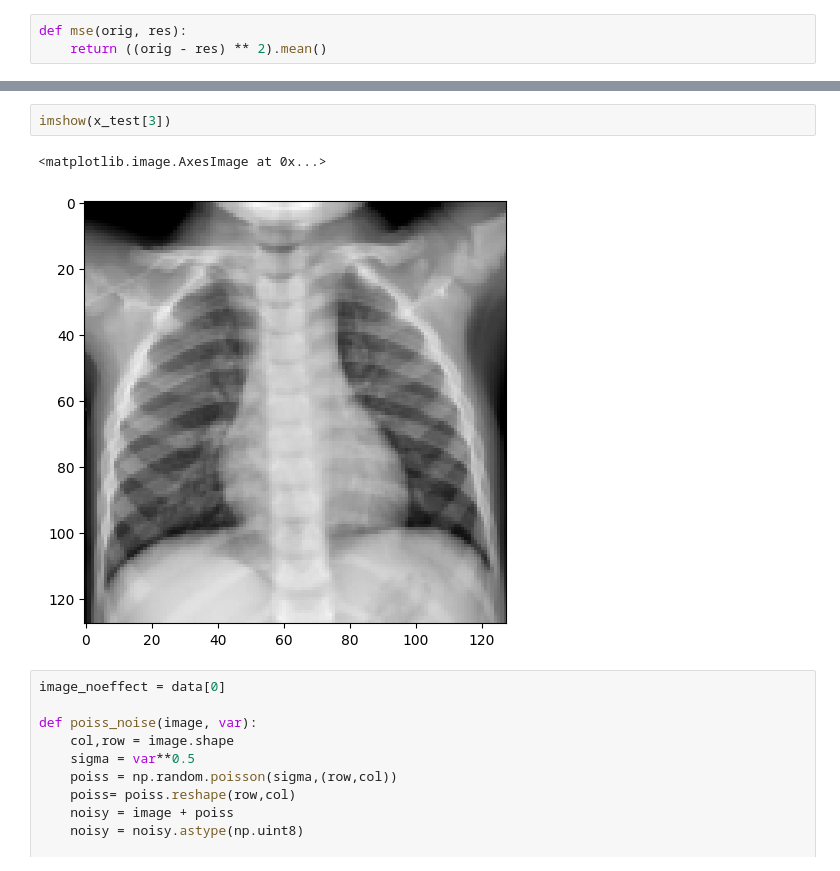
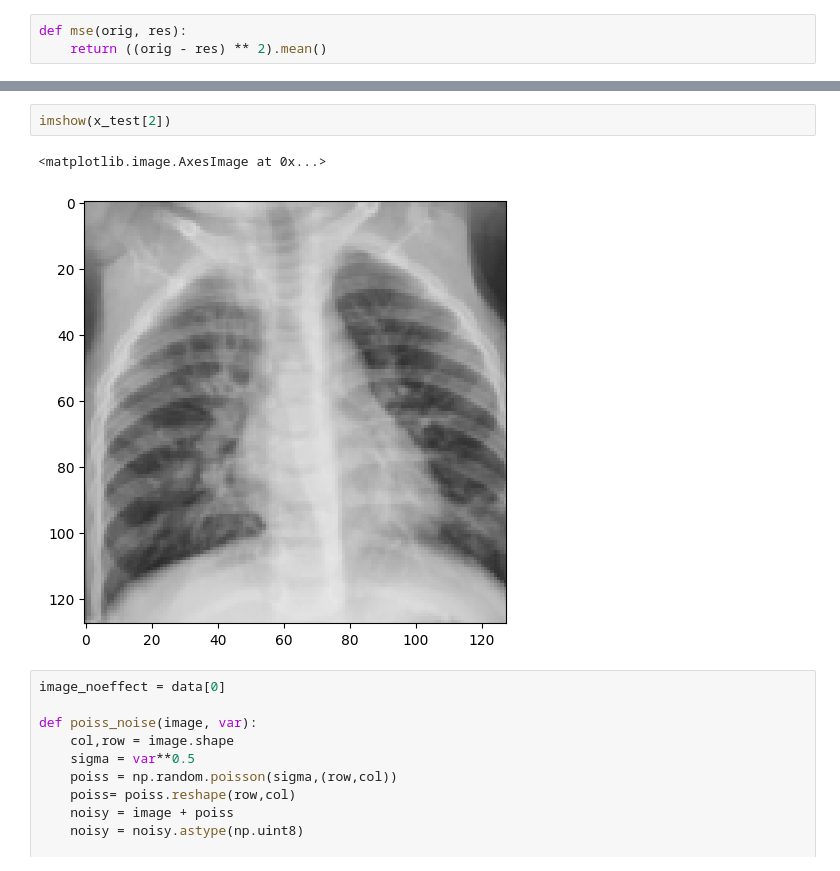
Before and after one commit to Christofferfuglkjaer/AUBachelor25, a Jupyter notebook: Kode/AE made in tensorflow.ipynb, the cells around one changed output, grey strips where cells are left out. Drawn from its saved outputs; the diff is of its cells as text.

```diff
--- a/Kode/AE made in tensorflow.ipynb
+++ b/Kode/AE made in tensorflow.ipynb
@@ -307,8 +290,8 @@ imshow(decoded_imgs[2])
 # %%
-imshow(x_test[3])
+imshow(x_test[2])
 # %% [output]
 <matplotlib.image.AxesImage at 0x...>
-[figure, old version]
+[figure, new version]
 # %%
 image_noeffect = data[0]
 
```
Also changed, not shown: parts of 13 cells of this notebook.
